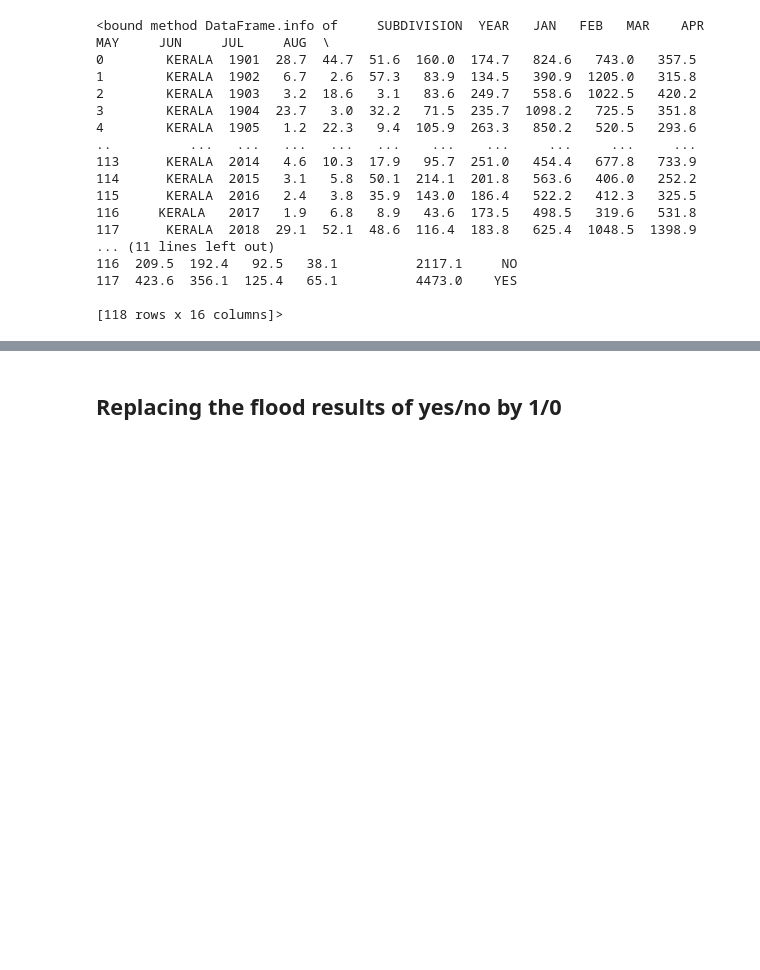
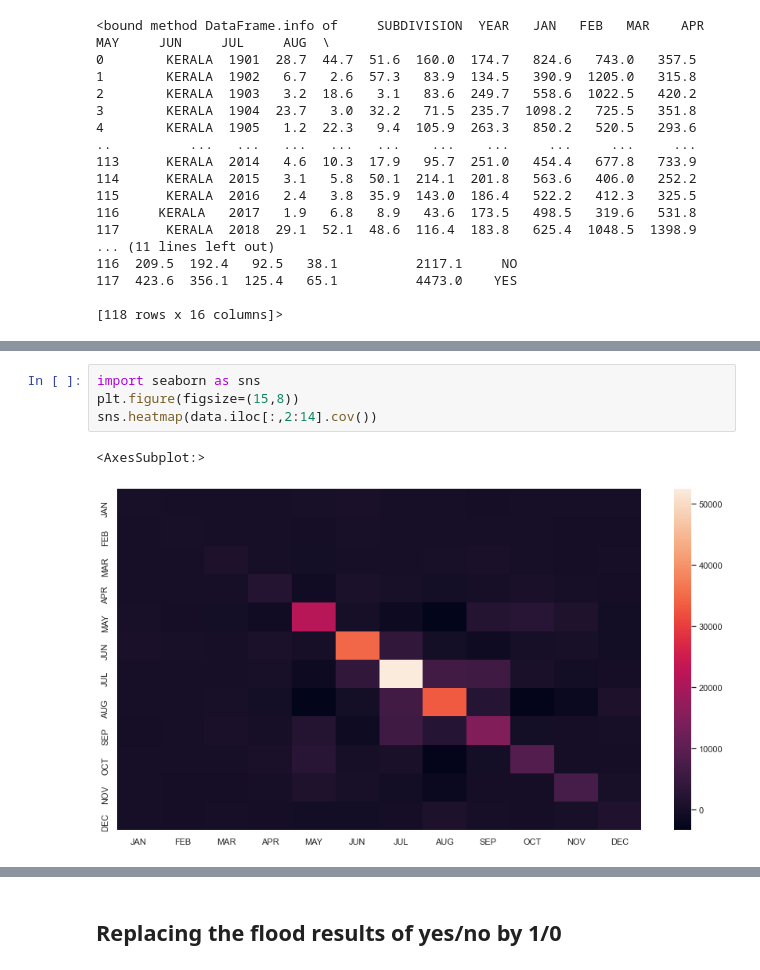
Before and after one commit to Himangshu1086/Flood-Prediction-Unit-Hydrography-and-ML, a Jupyter notebook: Flood_Prediction.ipynb, the cells around one changed output, grey strips where cells are left out. Saved outputs shown, nothing was run; the diff lists cells and outputs as text; blank space fills up the shorter version.

```diff
--- a/Flood_Prediction.ipynb
+++ b/Flood_Prediction.ipynb
@@ -188,0 +153,7 @@ data.corr()
+# %%
+import seaborn as sns
+plt.figure(figsize=(15,8))
+sns.heatmap(data.iloc[:,2:14].cov())
+# %% [output]
+<AxesSubplot:>
+[figure, added]
```
Also changed, not shown: parts of 22 cells of this notebook, 1 other file.
